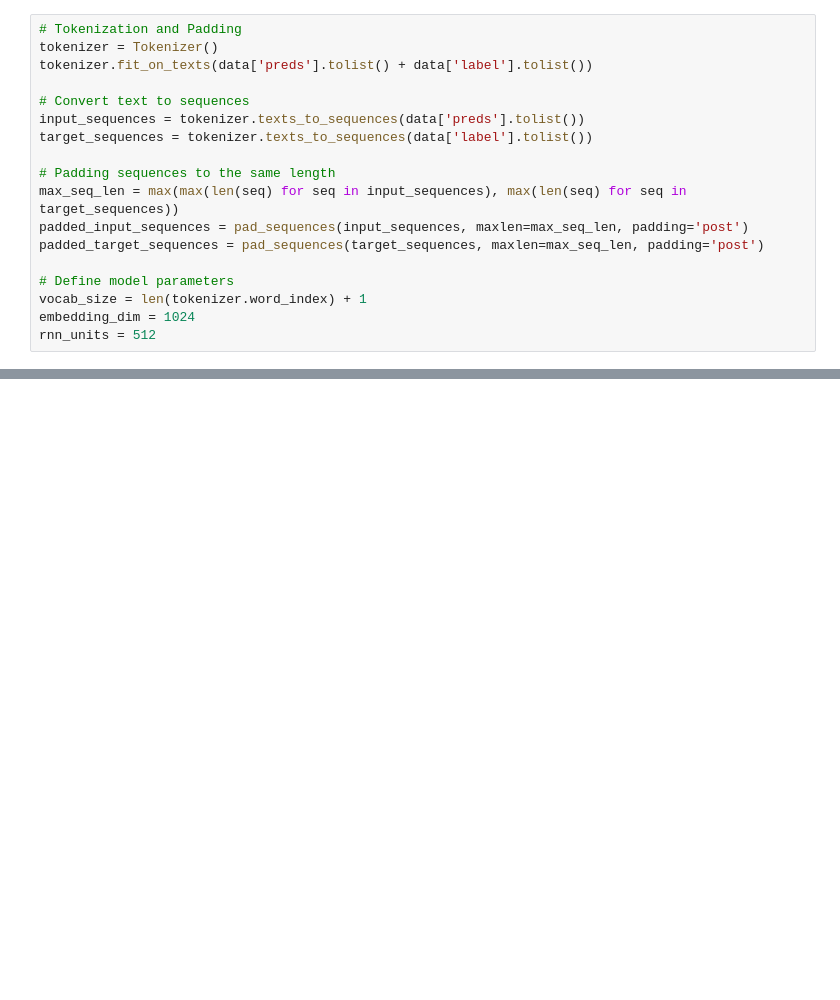
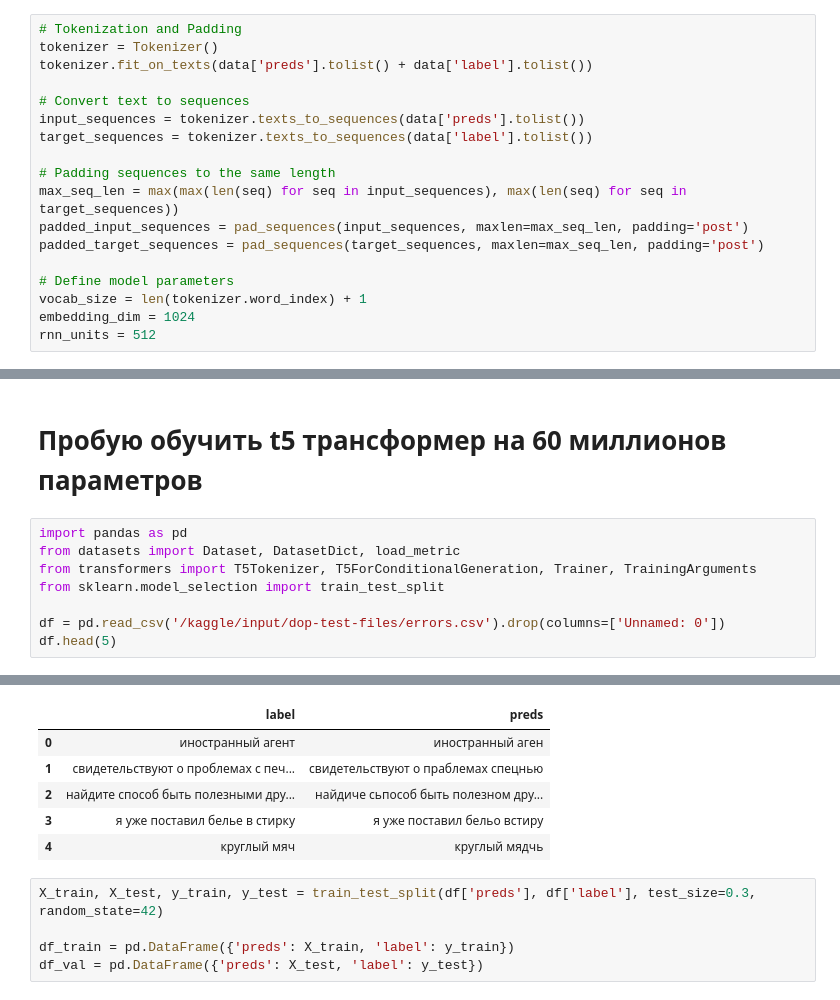
Before and after one commit to NickChudo/NeuralNetwork, a Jupyter notebook: corrector-fitting.ipynb, the cells around one changed output, grey strips where cells are left out. Cells and saved outputs as stored; diff of their text form; blank space fills up the shorter version.

```diff
--- a/corrector-fitting.ipynb
+++ b/corrector-fitting.ipynb
@@ -261,0 +261,11 @@ test = data['test'].train_test_split(0.02)['test']
+# %% [markdown]
+# Пробую обучить t5 трансформер на 60 миллионов параметров
+# %%
+import pandas as pd
+from datasets import Dataset, DatasetDict, load_metric
+from transformers import T5Tokenizer, T5ForConditionalGeneration, Trainer, TrainingArguments
+from sklearn.model_selection import train_test_split
+
+df = pd.read_csv('/kaggle/input/dop-test-files/errors.csv').drop(columns=['Unnamed: 0'])
+df.head(5)
+# %% [output]
@@ -261,0 +275,11 @@ test = data['test'].train_test_split(0.02)['test']
+|  | label | preds |
+| 0 | иностранный агент | иностранный аген |
+| 1 | свидетельствуют о проблемах с печ... | свидетельствуют о праблемах спецнью |
+| 2 | найдите способ быть полезными дру... | найдиче сьпособ быть полезном дру... |
+| 3 | я уже поставил белье в стирку | я уже поставил бельо встиру |
+| 4 | круглый мяч | круглый мядчь |
+# %%
+X_train, X_test, y_train, y_test = train_test_split(df['preds'], df['label'], test_size=0.3, random_state=42)
+
+df_train = pd.DataFrame({'preds': X_train, 'label': y_train})
+df_val = pd.DataFrame({'preds': X_test, 'label': y_test})
```
Also changed, not shown: parts of 33 cells of this notebook.
